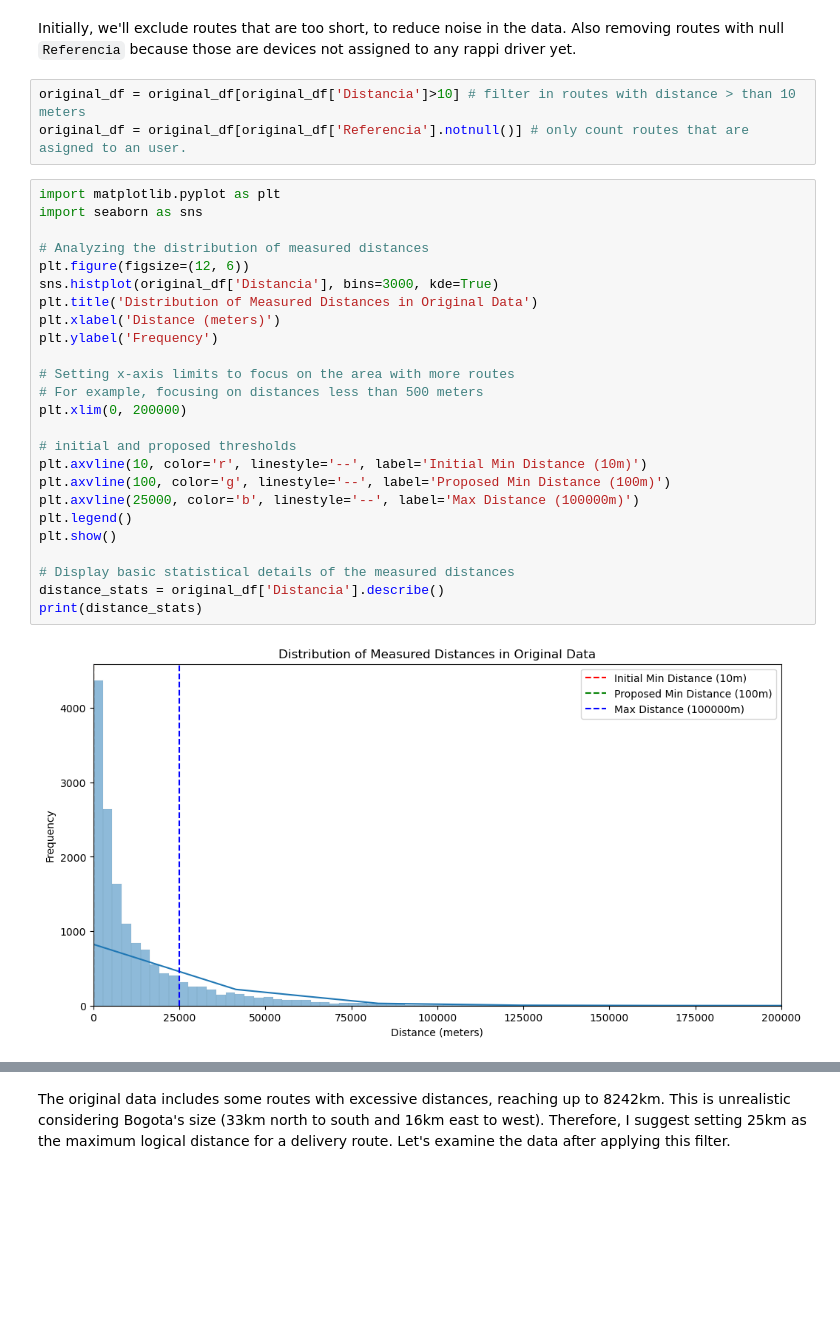
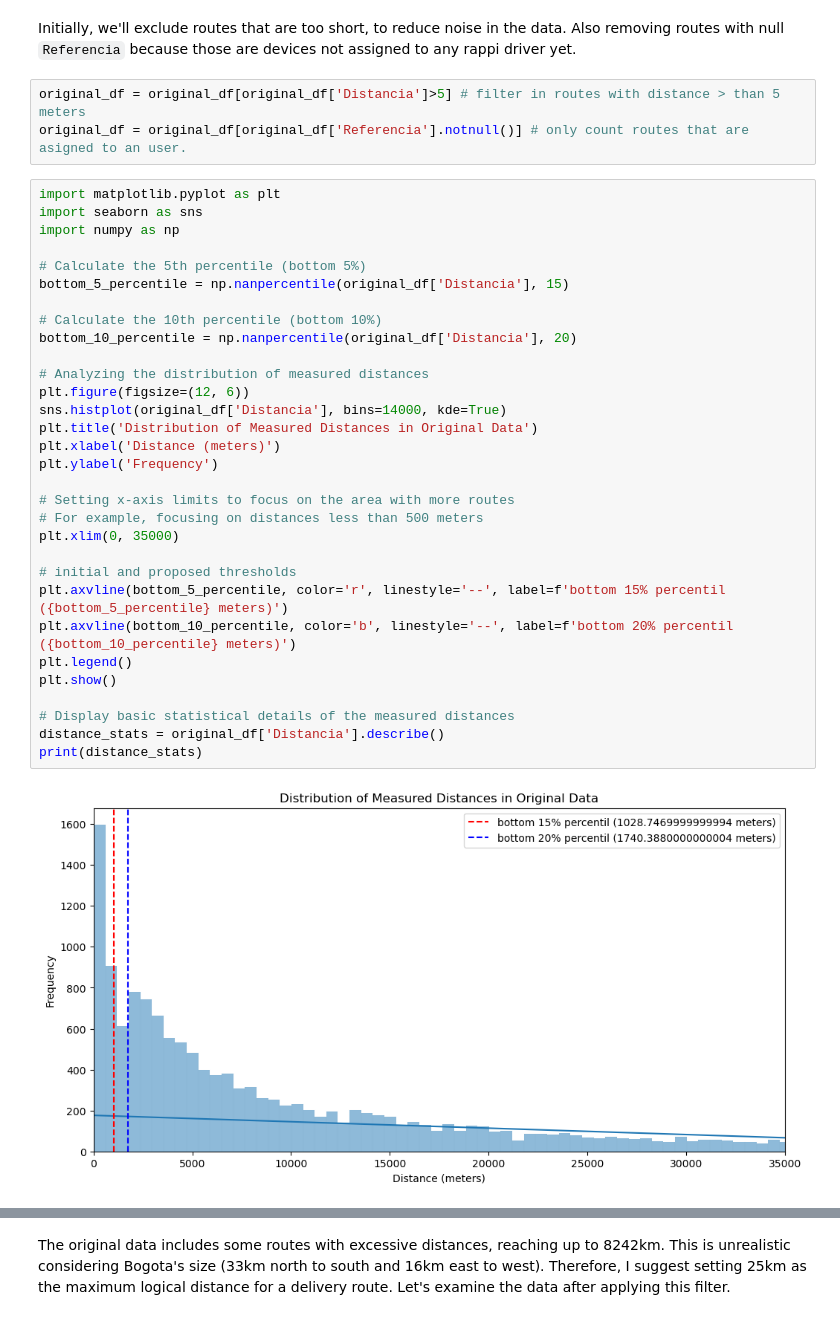
Before and after one commit to rodacreditos/celo_delivery_drivers_chain, a Jupyter notebook: original_tribu_data_analysis.ipynb, the cells around one changed output, grey strips where cells are left out. Saved outputs shown, nothing was run; the diff lists cells and outputs as text; blank space fills up the shorter version.

```diff
--- a/original_tribu_data_analysis.ipynb
+++ b/original_tribu_data_analysis.ipynb
@@ -59,32 +61,38 @@ Code and results above shows that device 'Xch1556' only contains routes with not
 # %% [markdown]
 Initially, we'll exclude routes that are too short, to reduce noise in the data. Also removing routes with null `Referencia` because those are devices not assigned to any rappi driver yet.
 # %%
-original_df = original_df[original_df['Distancia']>10] # filter in routes with distance > than 10 meters
+original_df = original_df[original_df['Distancia']>5] # filter in routes with distance > than 5 meters
 original_df = original_df[original_df['Referencia'].notnull()] # only count routes that are asigned to an user.
 # %%
 import matplotlib.pyplot as plt
 import seaborn as sns
+import numpy as np
+
+# Calculate the 5th percentile (bottom 5%)
+bottom_5_percentile = np.nanpercentile(original_df['Distancia'], 15)
+
+# Calculate the 10th percentile (bottom 10%)
+bottom_10_percentile = np.nanpercentile(original_df['Distancia'], 20)
 
 # Analyzing the distribution of measured distances
 plt.figure(figsize=(12, 6))
-sns.histplot(original_df['Distancia'], bins=3000, kde=True)
+sns.histplot(original_df['Distancia'], bins=14000, kde=True)
 plt.title('Distribution of Measured Distances in Original Data')
 plt.xlabel('Distance (meters)')
 plt.ylabel('Frequency')
 
 # Setting x-axis limits to focus on the area with more routes
 # For example, focusing on distances less than 500 meters
-plt.xlim(0, 200000)
+plt.xlim(0, 35000)
 
 # initial and proposed thresholds
-plt.axvline(10, color='r', linestyle='--', label='Initial Min Distance (10m)')
-plt.axvline(100, color='g', linestyle='--', label='Proposed Min Distance (100m)')
-plt.axvline(25000, color='b', linestyle='--', label='Max Distance (100000m)')
+plt.axvline(bottom_5_percentile, color='r', linestyle='--', label=f'bottom 15% percentil ({bottom_5_percentile} meters)')
+plt.axvline(bottom_10_percentile, color='b', linestyle='--', label=f'bottom 20% percentil ({bottom_10_percentile} meters)')
 plt.legend()
 plt.show()
 
 # Display basic statistical details of the measured distances
 distance_stats = original_df['Distancia'].describe()
 print(distance_stats)
 # %% [output]
-[figure, old version]
+[figure, new version]
```
Also changed, not shown: parts of 7 cells of this notebook.
